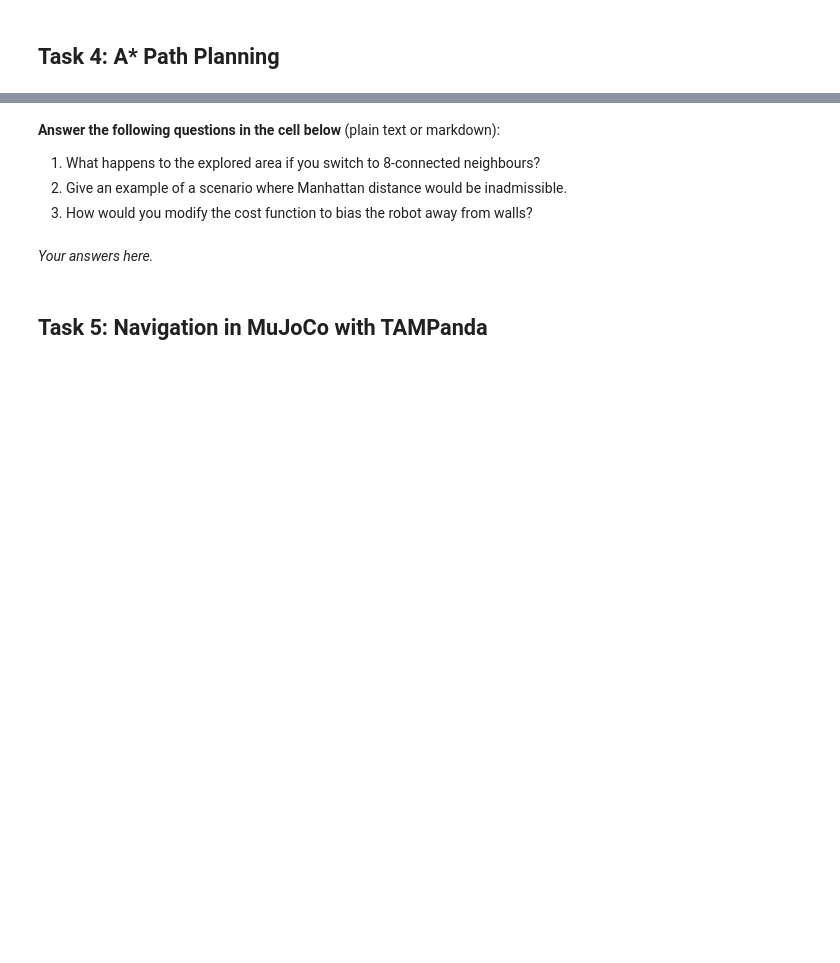
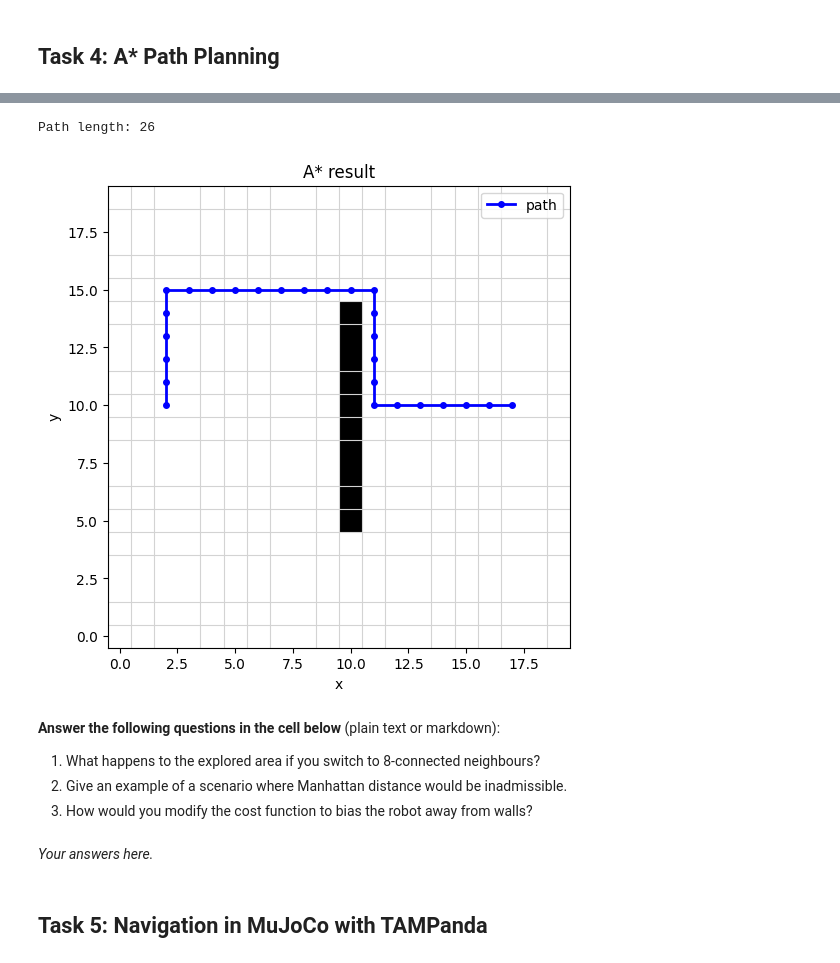
Before and after one commit to VictoRoferz/AI_for_robotics, a Jupyter notebook: AIfR_exercise1 (1)/exercise_1_student.ipynb, the cells around one changed output, grey strips where cells are left out. Saved outputs shown, nothing was run; the diff lists cells and outputs as text; code cells hidden in the pictures; blank space fills up the shorter version.

```diff
--- a/AIfR_exercise1 (1)/exercise_1_student.ipynb
+++ b/AIfR_exercise1 (1)/exercise_1_student.ipynb
@@ -524,40 +736,68 @@ A* is *resolution-complete*: it finds a path if one exists at the chosen grid re
 def heuristic(a, b):
     """Manhattan distance between cells a and b."""
     # TODO
-    raise NotImplementedError
+    #raise NotImplementedError
+    return abs(a[0] - b[0]) + abs(a[1] - b[1])
 
 
 def a_star(gridmap, start, goal):
     """
     A* search on a GridMap.
 
     Parameters
     ----------
     gridmap : GridMap
     start   : (x, y) — start cell
     goal    : (x, y) — goal cell
 
     Returns
     -------
     list of (x, y) cells (including start and goal), or None
     """
     # TODO:
     #  - initialise priority queue with (f, g, start, path=[])
     #  - expand neighbours in 4-connected grid
     #  - skip occupied or out-of-bounds cells
     #  - return path when goal is reached
-    raise NotImplementedError
+    #raise NotImplementedError
+    open_set = []
+    heapq.heappush(open_set, (0 + heuristic(start, goal), 0, start, [start]))
+    closed_set = set()
+
+    while open_set:
+        f, g, current, path = heapq.heappop(open_set)
+
+        if current in closed_set:
+            continue
+        closed_set.add(current)
+
+        if current == goal:
+            return path
+
+        x, y = current
+        for dx, dy in [(-1, 0), (1, 0), (0, -1), (0, 1)]:
+            neighbor = (x + dx, y + dy)
+            if gridmap.is_free(*neighbor) and neighbor not in closed_set:
+                new_g = g + 1
+                new_f = new_g + heuristic(neighbor, goal)
+                heapq.heappush(open_set, (new_f, new_g, neighbor, path + [neighbor]))
+
+    return None
+
 
 
 # Test on a simple 20×20 map with a vertical wall
 gm3 = GridMap(20, 20, 1.0)
 for y in range(5, 15):
     gm3.set_obstacle(10, y)
 
 start, goal = (2, 10), (17, 10)
 path = a_star(gm3, start, goal)
 print("Path length:", len(path) if path else "No path found")
 gm3.visualize(path=path, title="A* result")
+# %% [output]
+Path length: 26
+[figure, added]
 # %% [markdown]
 **Answer the following questions in the cell below** (plain text or markdown):
 1. What happens to the explored area if you switch to 8-connected neighbours?
```
Also changed, not shown: parts of 10 cells of this notebook, 1 other file.
